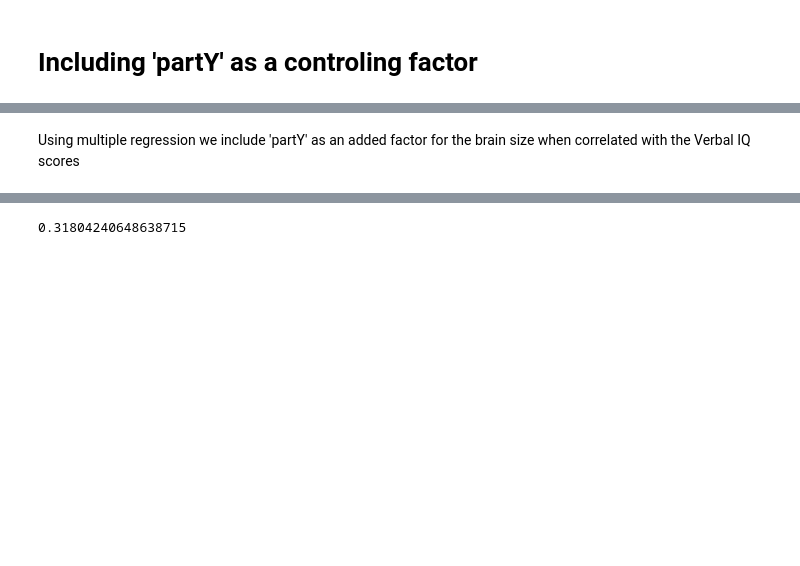
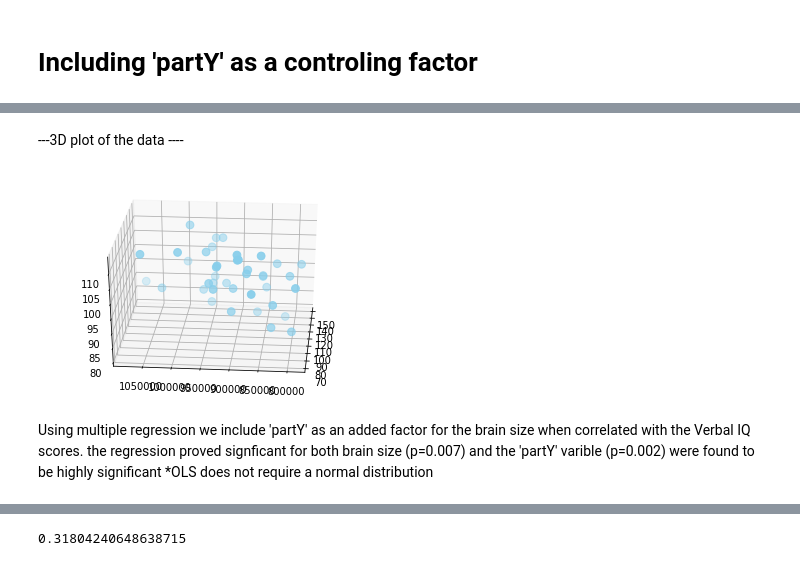
Before and after one commit to tamirAv/Tamir-Avigdor-Initial-QLSC612, a Jupyter notebook: practical/myanalysis.ipynb, the cells around one changed output, grey strips where cells are left out. Cells and saved outputs as stored; diff of their text form; code cells hidden in the pictures; blank space fills up the shorter version.

```diff
--- a/practical/myanalysis.ipynb
+++ b/practical/myanalysis.ipynb
@@ -55,8 +72,20 @@ Previous studies show that depending on the dataset this correlation can be weak
 
 Here we present a potential root cause of these differences in measurements using 'partY'.
 When controlling for this important factor the correlation between verbal IQ and brain size becomes robust and apparent.
+# %% [markdown]
+---3D plot of the data ----
+# %%
+
+fig = plt.figure()
+ax = fig.add_subplot(111, projection='3d')
+ax.scatter(data['VIQ'], data['MRI_Count'], data['partY'], c='skyblue', s=60)
+ax.view_init(30, 185)
+plt.show()
+# %% [output]
+[figure, added]
 # %% [markdown]
-Using multiple regression we include 'partY' as an added factor for the brain size when correlated with the Verbal IQ scores
+Using multiple regression we include 'partY' as an added factor for the brain size when correlated with the Verbal IQ scores. the regression proved signficant for both  brain size (p=0.007) and the 'partY' varible (p=0.002) were found to be highly significant
+*OLS does not require a normal distribution
 # %%
 np.random.seed(35)
 mu, sigma = 100, 10 # mean and standard deviation
```
Also changed, not shown: parts of 23 cells of this notebook.
